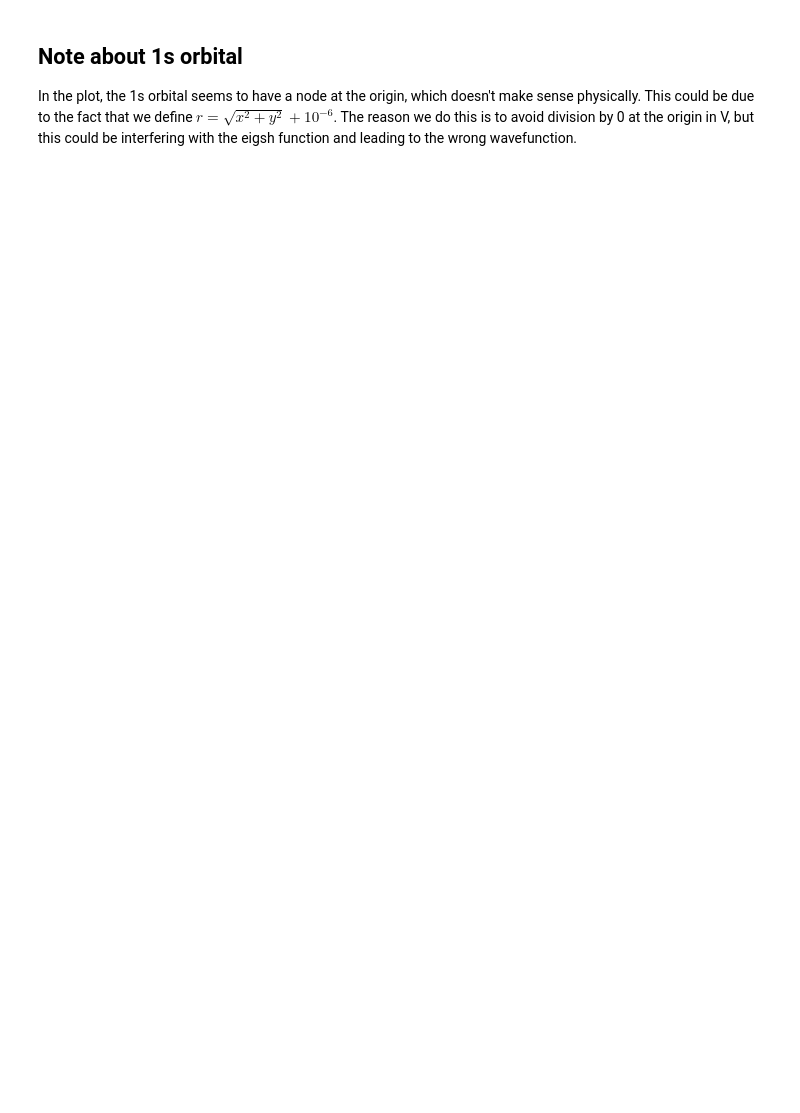
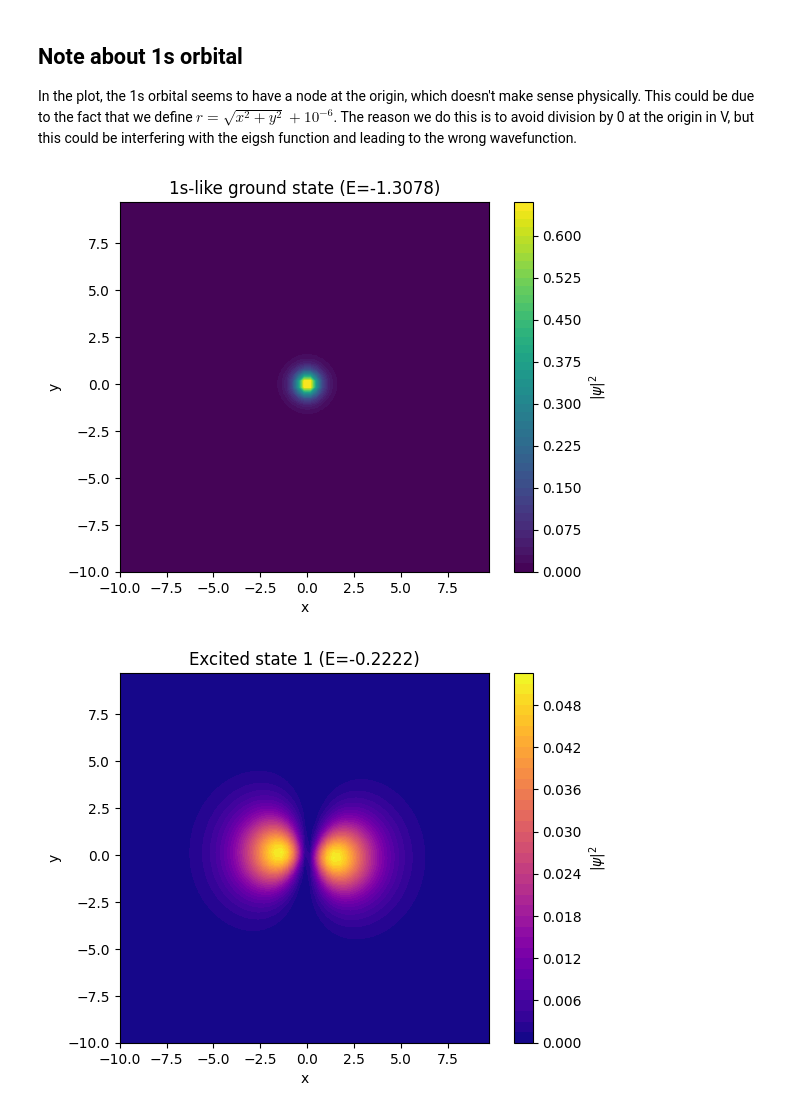
Before and after one commit to rquinn4/p2, a Jupyter notebook: Project2_team.ipynb, the cells around one changed output. Cells and saved outputs as stored; diff of their text form; code cells hidden in the pictures; blank space fills up the shorter version.

```diff
--- a/Project2_team.ipynb
+++ b/Project2_team.ipynb
@@ -229,3 +302,71 @@ for psi, label in [(px, "2p_x"), (py, "2p_y")]:
 ## Note about 1s orbital
 
 In the plot, the 1s orbital seems to have a node at the origin, which doesn't make sense physically. This could be due to the fact that we define $r = \sqrt{x^2 + y^2} + 10^{-6}$. The reason we do this is to avoid division by 0 at the origin in V, but this could be interfering with the eigsh function and leading to the wrong wavefunction.
+# %%
+import numpy as np
+import matplotlib.pyplot as plt
+from scipy.fftpack import fft2, ifft2, fftfreq
+from scipy.sparse.linalg import eigsh, LinearOperator
+
+# Grid setup
+N = 65         # Use odd N so (0,0) is a grid point
+L = 20.0
+x = np.linspace(-L/2, L/2, N, endpoint=False)
+dx = x[1] - x[0]
+X, Y = np.meshgrid(x, x)
+r = np.sqrt(X**2 + Y**2) + 1e-8    # Smooth small epsilon to avoid division by zero
+
+# 2D Hydrogen potential
+V = -1.0 / r
+
+# Fourier space wave numbers
+kx = 2 * np.pi * fftfreq(N, d=dx)
+ky = 2 * np.pi * fftfreq(N, d=dx)
+KX, KY = np.meshgrid(kx, ky)
+K2 = KX**2 + KY**2
+
+# Spectral Laplacian function
+def laplacian(psi):
+    return np.real(ifft2(-K2 * fft2(psi)))
+
+# Define Hψ as a LinearOperator
+def Hpsi(flat_psi):
+    psi = flat_psi.reshape(N, N)
+    H_psi = -0.5 * laplacian(psi) + V * psi
+    return H_psi.ravel()
+
+H = LinearOperator((N*N, N*N), matvec=Hpsi)
+
+# Solve for eigenstates near the deepest energies
+evals, evecs = eigsh(H, k=6, which='SA')  # 'SA' = smallest algebraic eigenvalues
+
+# Normalize orbitals
+orbitals = []
+for i in range(6):
+    psi = evecs[:, i].reshape(N, N)
+    norm = np.sqrt((np.abs(psi)**2).sum() * dx * dx)
+    orbitals.append(psi / norm)
+
+# --- Plot ground state (should have no node at center) ---
+plt.figure()
+plt.contourf(X, Y, np.abs(orbitals[0])**2, levels=50, cmap='viridis')
+plt.colorbar(label=r'$|\psi|^2$')
+plt.title(f"1s-like ground state (E={evals[0]:.4f})")
+plt.xlabel('x')
+plt.ylabel('y')
+plt.gca().set_aspect('equal')
+plt.show()
+
+# --- Plot first excited states ---
+for i in range(1, 4):
+    plt.figure()
+    plt.contourf(X, Y, np.abs(orbitals[i])**2, levels=50, cmap='plasma')
+    plt.colorbar(label=r'$|\psi|^2$')
+    plt.title(f"Excited state {i} (E={evals[i]:.4f})")
+    plt.xlabel('x')
+    plt.ylabel('y')
+    plt.gca().set_aspect('equal')
+    plt.show()
+# %% [output]
+[figure, added]
+[figure, added]
```
Also changed, not shown: parts of 13 cells of this notebook.
